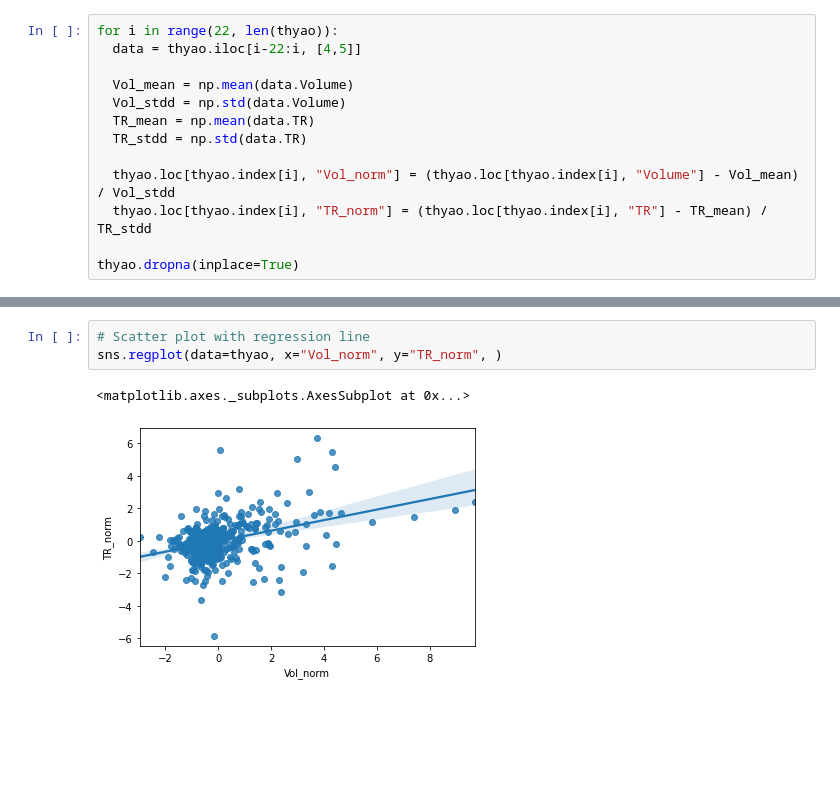
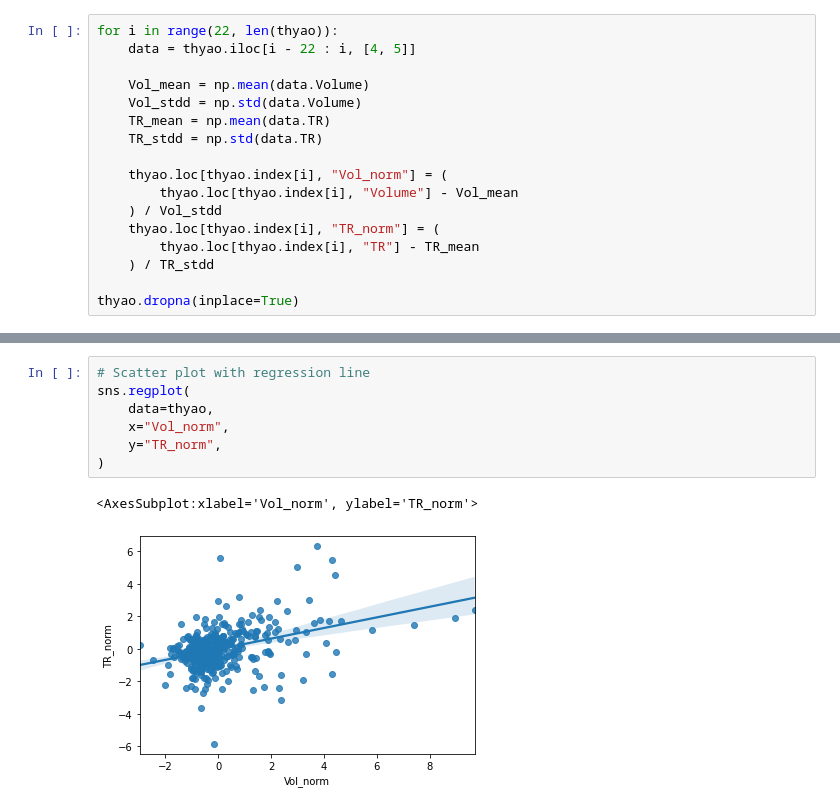
Before and after one commit to mrtkp9993/QuantitaveFinanceExamplesPy, a Jupyter notebook: 05_volatility_volume_relationship.ipynb, the cells around one changed output, grey strips where cells are left out. Saved outputs shown, nothing was run; the diff lists cells and outputs as text; blank space fills up the shorter version.

```diff
--- a/05_volatility_volume_relationship.ipynb
+++ b/05_volatility_volume_relationship.ipynb
@@ -45,13 +50,17 @@ thyao['Vol_norm'] = np.nan
 # %%
 for i in range(22, len(thyao)):
-  data = thyao.iloc[i-22:i, [4,5]]
+    data = thyao.iloc[i - 22 : i, [4, 5]]
 
-  Vol_mean = np.mean(data.Volume)
-  Vol_stdd = np.std(data.Volume)
-  TR_mean = np.mean(data.TR)
-  TR_stdd = np.std(data.TR)
+    Vol_mean = np.mean(data.Volume)
+    Vol_stdd = np.std(data.Volume)
+    TR_mean = np.mean(data.TR)
+    TR_stdd = np.std(data.TR)
 
-  thyao.loc[thyao.index[i], "Vol_norm"] = (thyao.loc[thyao.index[i], "Volume"] - Vol_mean) / Vol_stdd
-  thyao.loc[thyao.index[i], "TR_norm"] = (thyao.loc[thyao.index[i], "TR"] - TR_mean) / TR_stdd
+    thyao.loc[thyao.index[i], "Vol_norm"] = (
+        thyao.loc[thyao.index[i], "Volume"] - Vol_mean
+    ) / Vol_stdd
+    thyao.loc[thyao.index[i], "TR_norm"] = (
+        thyao.loc[thyao.index[i], "TR"] - TR_mean
+    ) / TR_stdd
 
 thyao.dropna(inplace=True)
@@ -58,6 +69,10 @@ thyao.dropna(inplace=True)
 # %%
 # Scatter plot with regression line
-sns.regplot(data=thyao, x="Vol_norm", y="TR_norm", )
+sns.regplot(
+    data=thyao,
+    x="Vol_norm",
+    y="TR_norm",
+)
 # %% [output]
-<matplotlib.axes._subplots.AxesSubplot at 0x...>
+<AxesSubplot:xlabel='Vol_norm', ylabel='TR_norm'>
-[figure, old version]
+[figure, new version]
```
Also changed, not shown: parts of 8 cells of this notebook, 6 other files.
